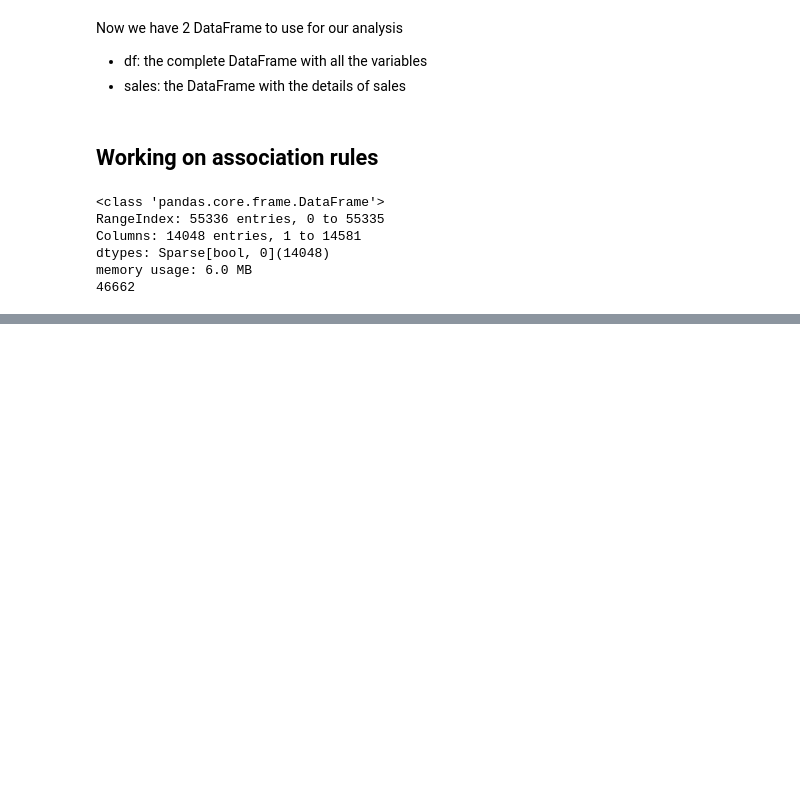
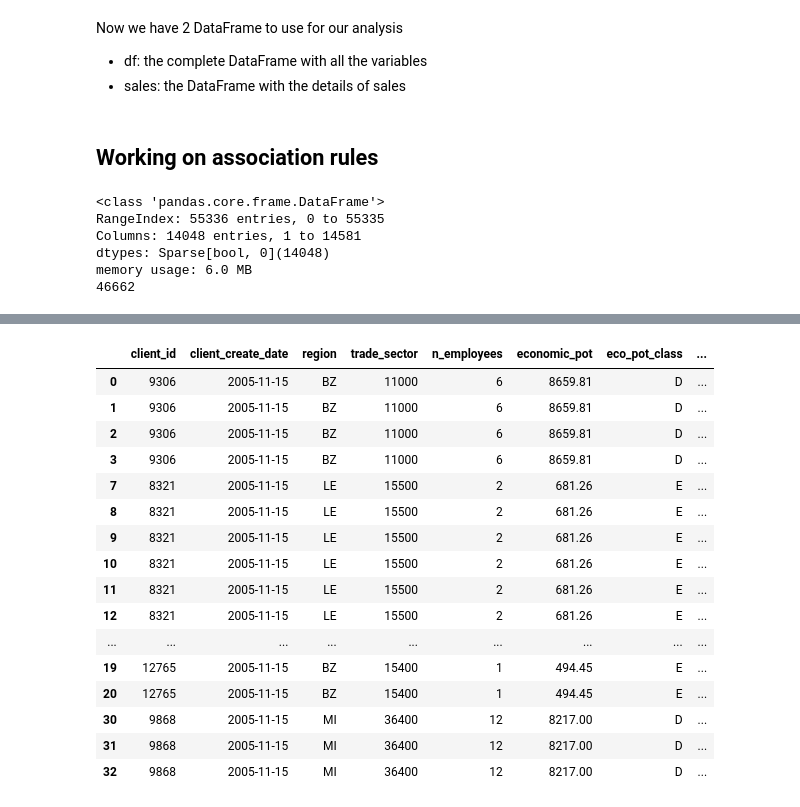
Before and after one commit to helenabdr/CRM-ReactivationML, a Jupyter notebook: Reactivation.ipynb, the cells around one changed output, grey strips where cells are left out. Cells and saved outputs as stored; diff of their text form; code cells hidden in the pictures; blank space fills up the shorter version.

```diff
--- a/Reactivation.ipynb
+++ b/Reactivation.ipynb
@@ -393,0 +402,20 @@ We have a total of 46662 rules
+# %%
+df.head(20)
+# %% [output]
+|  | client_id | client_create_date | region | trade_sector | n_employees | economic_pot | eco_pot_class | ... |
+| 0 | 9306 | 2005-11-15 | BZ | 11000 | 6 | 8659.81 | D | ... |
+| 1 | 9306 | 2005-11-15 | BZ | 11000 | 6 | 8659.81 | D | ... |
+| 2 | 9306 | 2005-11-15 | BZ | 11000 | 6 | 8659.81 | D | ... |
+| 3 | 9306 | 2005-11-15 | BZ | 11000 | 6 | 8659.81 | D | ... |
+| 7 | 8321 | 2005-11-15 | LE | 15500 | 2 | 681.26 | E | ... |
+| 8 | 8321 | 2005-11-15 | LE | 15500 | 2 | 681.26 | E | ... |
+| 9 | 8321 | 2005-11-15 | LE | 15500 | 2 | 681.26 | E | ... |
+| 10 | 8321 | 2005-11-15 | LE | 15500 | 2 | 681.26 | E | ... |
+| 11 | 8321 | 2005-11-15 | LE | 15500 | 2 | 681.26 | E | ... |
+| 12 | 8321 | 2005-11-15 | LE | 15500 | 2 | 681.26 | E | ... |
+| ... | ... | ... | ... | ... | ... | ... | ... | ... |
+| 19 | 12765 | 2005-11-15 | BZ | 15400 | 1 | 494.45 | E | ... |
+| 20 | 12765 | 2005-11-15 | BZ | 15400 | 1 | 494.45 | E | ... |
+| 30 | 9868 | 2005-11-15 | MI | 36400 | 12 | 8217.00 | D | ... |
+| 31 | 9868 | 2005-11-15 | MI | 36400 | 12 | 8217.00 | D | ... |
+| 32 | 9868 | 2005-11-15 | MI | 36400 | 12 | 8217.00 | D | ... |
```
Also changed, not shown: parts of 6 cells of this notebook.
